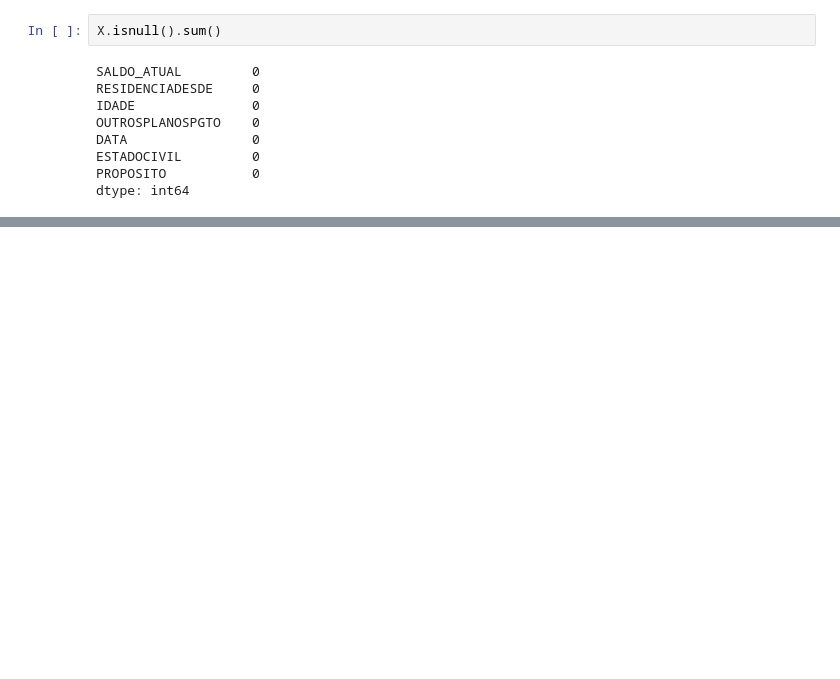
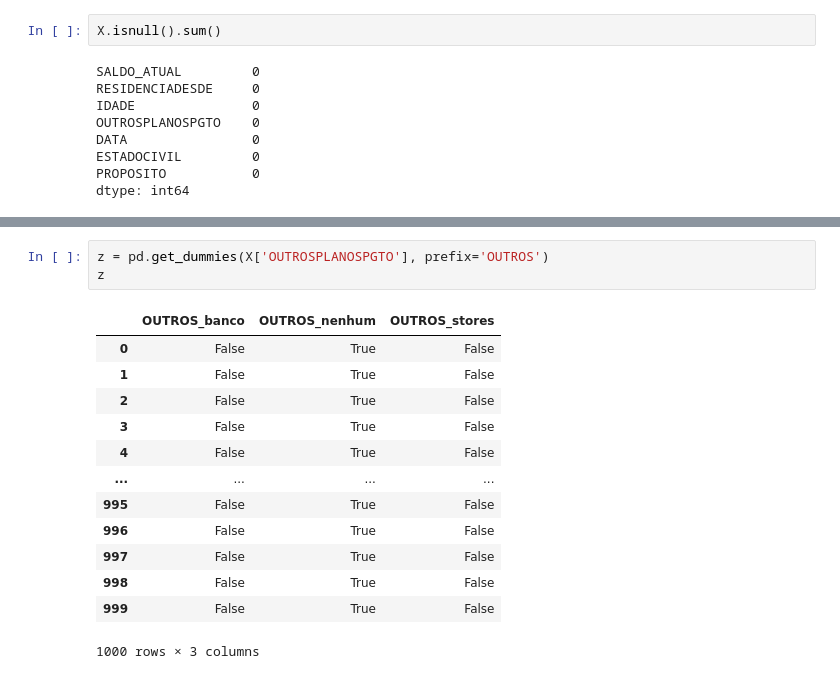
Before and after one commit to igor-kevin/Chap-Engenharia-de-Atributos, a Jupyter notebook: Engenharia de Atributos.ipynb, the cells around one changed output, grey strips where cells are left out. Saved outputs shown, nothing was run; the diff lists cells and outputs as text; blank space fills up the shorter version.

```diff
--- a/Engenharia de Atributos.ipynb
+++ b/Engenharia de Atributos.ipynb
@@ -144,0 +247,17 @@ dtype: int64
+# %%
+z = pd.get_dummies(X['OUTROSPLANOSPGTO'], prefix='OUTROS')
+z
+# %% [output]
+|  | OUTROS_banco | OUTROS_nenhum | OUTROS_stores |
+| 0 | False | True | False |
+| 1 | False | True | False |
+| 2 | False | True | False |
+| 3 | False | True | False |
+| 4 | False | True | False |
+| ... | ... | ... | ... |
+| 995 | False | True | False |
+| 996 | False | True | False |
+| 997 | False | True | False |
+| 998 | False | True | False |
+| 999 | False | True | False |
+1000 rows × 3 columns
```
Also changed, not shown: parts of 27 cells of this notebook, 1 other file.
